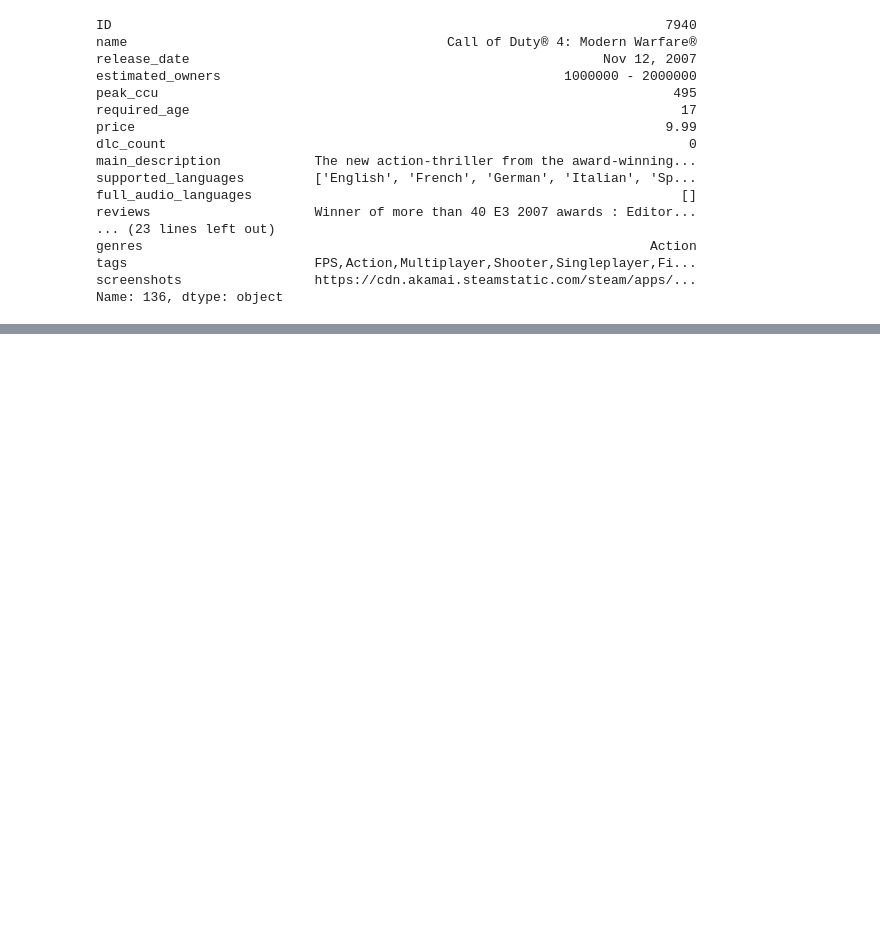
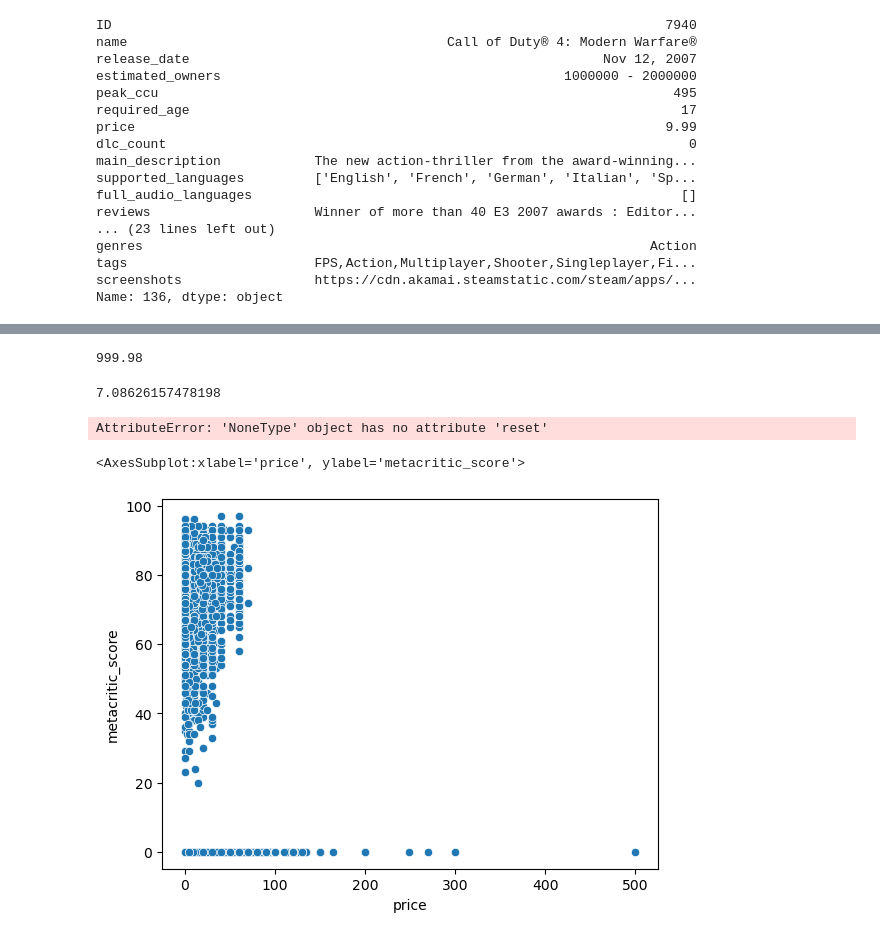
Before and after one commit to ReapersOne/AI, a Jupyter notebook: Semester 1/Games/SteamGames.ipynb, the cells around one changed output, grey strips where cells are left out. Drawn from its saved outputs; the diff is of its cells as text; code cells hidden in the pictures; blank space fills up the shorter version.

```diff
--- a/Semester 1/Games/SteamGames.ipynb
+++ b/Semester 1/Games/SteamGames.ipynb
@@ -86,0 +106,17 @@ Name: 136, dtype: object
+# %%
+df['price'].max()
+# %% [output]
+999.98
+# %%
+df['price'].mean()
+# %% [output]
+7.08626157478198
+# %%
+dfCleaned = df.drop([81901, 82971, 26936], inplace=True)
+# %% [output]
+AttributeError: 'NoneType' object has no attribute 'reset'
+# %%
+sns.scatterplot(data=df, x='price', y='metacritic_score')
+# %% [output]
+<AxesSubplot:xlabel='price', ylabel='metacritic_score'>
+[figure, added]
```
Also changed, not shown: parts of 3 cells of this notebook.
